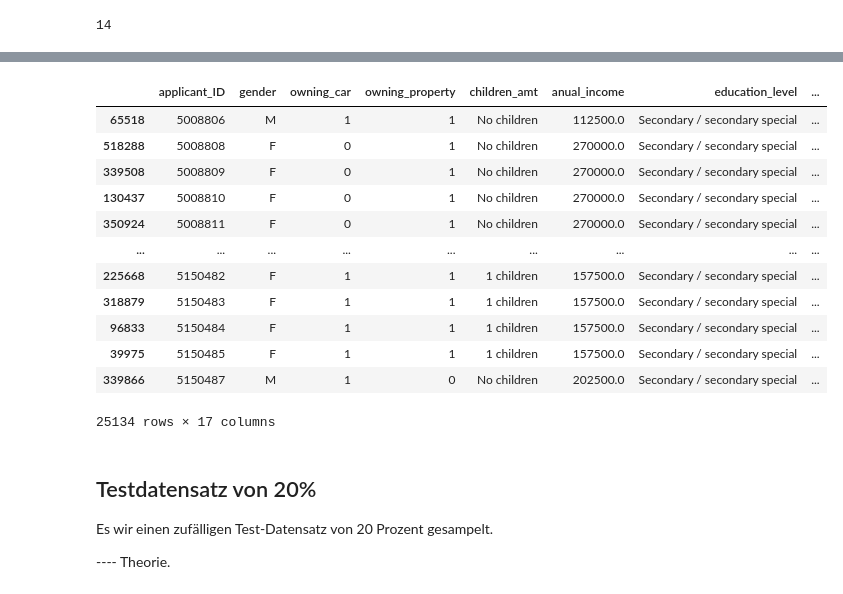
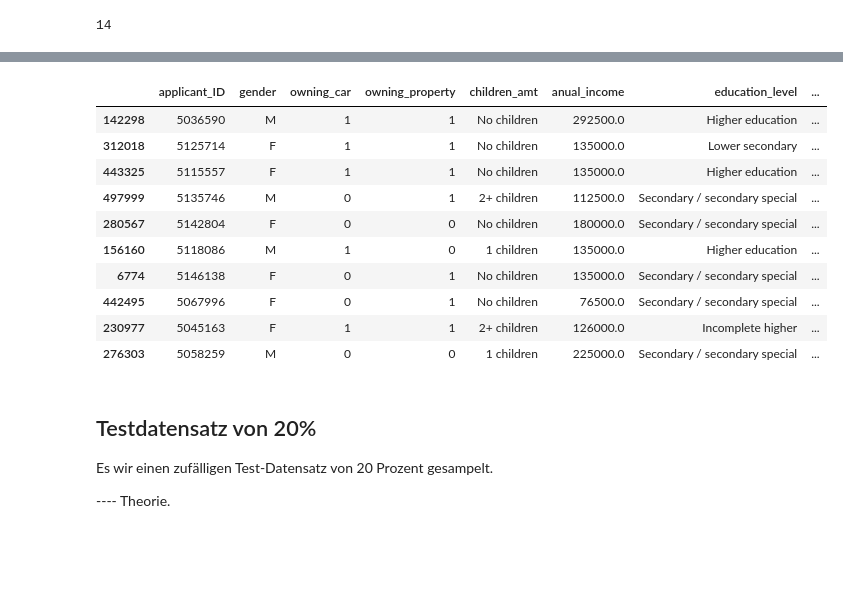
Before and after one commit to yassdenn/cca, a Jupyter notebook: MAIN.ipynb, the cells around one changed output, grey strips where cells are left out. Saved outputs shown, nothing was run; the diff lists cells and outputs as text; code cells hidden in the pictures; blank space fills up the shorter version.

```diff
--- a/MAIN.ipynb
+++ b/MAIN.ipynb
@@ -220,21 +171,20 @@ cca
 #print(cca.isnull().sum())
 # %%
 cca_unique_id = cca.drop_duplicates('applicant_ID')
-cca_unique_id
+cca_unique_id = cca_unique_id.drop(['BEGIN_MONTHS','payment_status'], axis= 1)
+cca_unique_id.sample(10)
 # %% [output]
 |  | applicant_ID | gender | owning_car | owning_property | children_amt | anual_income | education_level | ... |
-| 65518 | 5008806 | M | 1 | 1 | No children | 112500.0 | Secondary / secondary special | ... |
-| 518288 | 5008808 | F | 0 | 1 | No children | 270000.0 | Secondary / secondary special | ... |
-| 339508 | 5008809 | F | 0 | 1 | No children | 270000.0 | Secondary / secondary special | ... |
-| 130437 | 5008810 | F | 0 | 1 | No children | 270000.0 | Secondary / secondary special | ... |
-| 350924 | 5008811 | F | 0 | 1 | No children | 270000.0 | Secondary / secondary special | ... |
-| ... | ... | ... | ... | ... | ... | ... | ... | ... |
-| 225668 | 5150482 | F | 1 | 1 | 1 children | 157500.0 | Secondary / secondary special | ... |
-| 318879 | 5150483 | F | 1 | 1 | 1 children | 157500.0 | Secondary / secondary special | ... |
-| 96833 | 5150484 | F | 1 | 1 | 1 children | 157500.0 | Secondary / secondary special | ... |
-| 39975 | 5150485 | F | 1 | 1 | 1 children | 157500.0 | Secondary / secondary special | ... |
-| 339866 | 5150487 | M | 1 | 0 | No children | 202500.0 | Secondary / secondary special | ... |
+| 142298 | 5036590 | M | 1 | 1 | No children | 292500.0 | Higher education | ... |
+| 312018 | 5125714 | F | 1 | 1 | No children | 135000.0 | Lower secondary | ... |
+| 443325 | 5115557 | F | 1 | 1 | No children | 135000.0 | Higher education | ... |
+| 497999 | 5135746 | M | 0 | 1 | 2+ children | 112500.0 | Secondary / secondary special | ... |
+| 280567 | 5142804 | F | 0 | 0 | No children | 180000.0 | Secondary / secondary special | ... |
+| 156160 | 5118086 | M | 1 | 0 | 1 children | 135000.0 | Higher education | ... |
+| 6774 | 5146138 | F | 0 | 1 | No children | 135000.0 | Secondary / secondary special | ... |
+| 442495 | 5067996 | F | 0 | 1 | No children | 76500.0 | Secondary / secondary special | ... |
+| 230977 | 5045163 | F | 1 | 1 | 2+ children | 126000.0 | Incomplete higher | ... |
+| 276303 | 5058259 | M | 0 | 0 | 1 children | 225000.0 | Secondary / secondary special | ... |
-25134 rows × 17 columns
 # %% [markdown]
 ## Testdatensatz von 20%
 Es wir einen zufälligen Test-Datensatz von 20 Prozent gesampelt.
```
Also changed, not shown: parts of 23 cells of this notebook, 1 other file.
